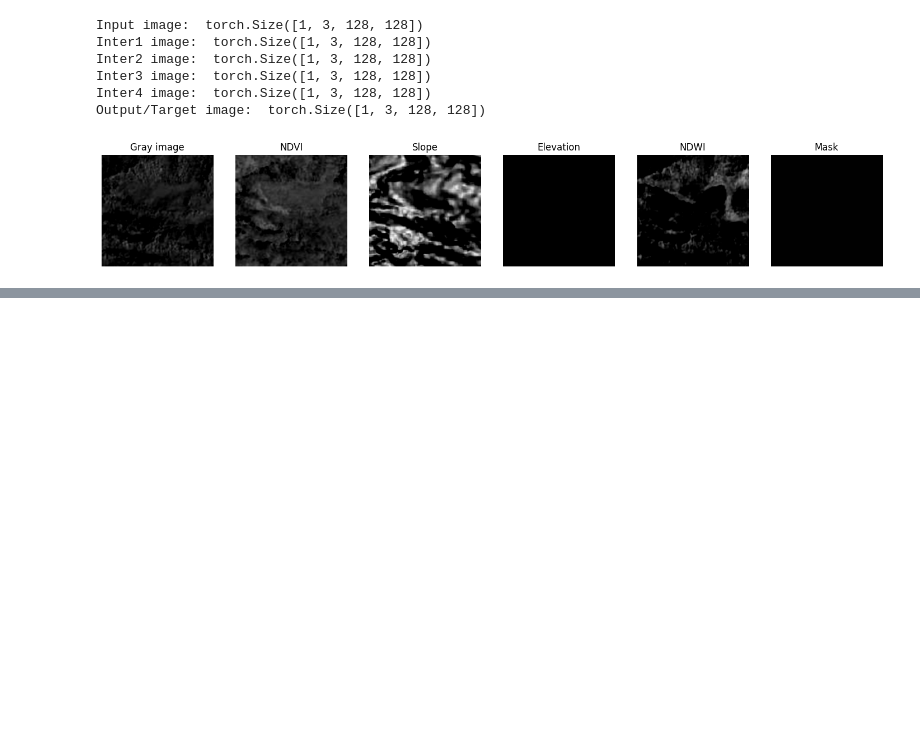
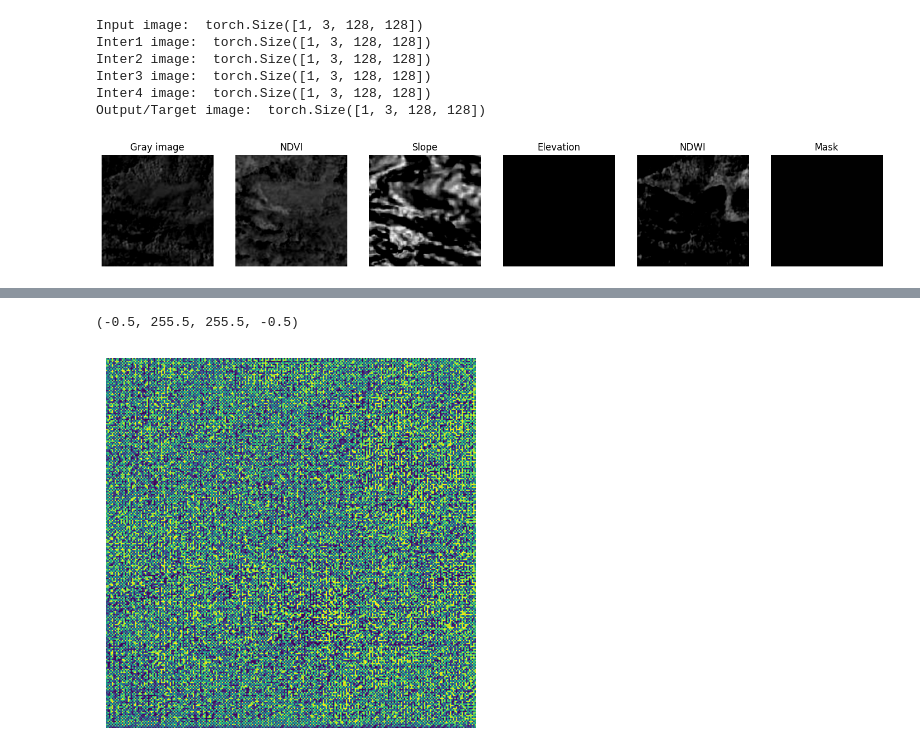
Before and after one commit to Mafaz03/PixSketch2Pix, a Jupyter notebook: dataset.ipynb, the cells around one changed output, grey strips where cells are left out. Cells and saved outputs as stored; diff of their text form; code cells hidden in the pictures; blank space fills up the shorter version.

```diff
--- a/dataset.ipynb
+++ b/dataset.ipynb
@@ -298,3 +298,13 @@ plt.show()
+# %%
+from generator_model import Generator
+
+gen = Generator(in_channels=1, out_channels=1, inter_images=4)
+output = gen(x, z1=z1, z2=z2, z3=z3, z4=z4)
+plt.imshow(output[0].permute(1,2,0).detach().numpy())
+plt.axis("off")
+# %% [output]
+(-0.5, 255.5, 255.5, -0.5)
+[figure, added]
 # %%
 from torch import tensor
 import torch
```
Also changed, not shown: parts of 2 cells of this notebook, 15 other files.
